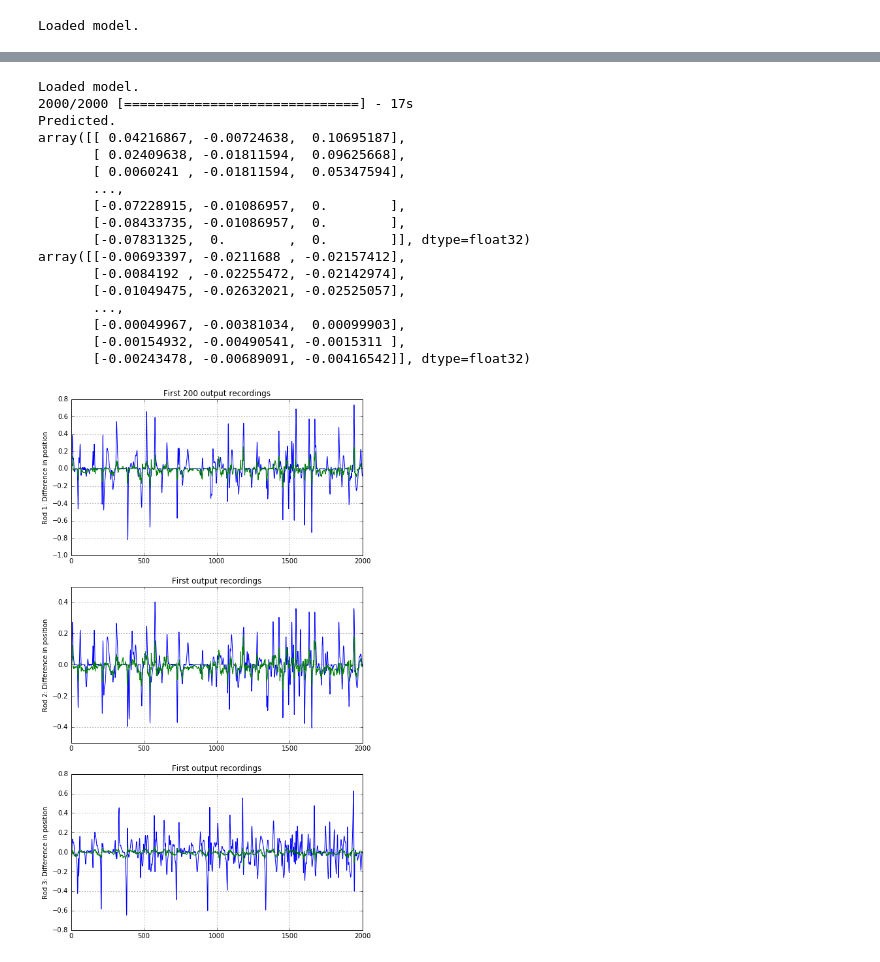
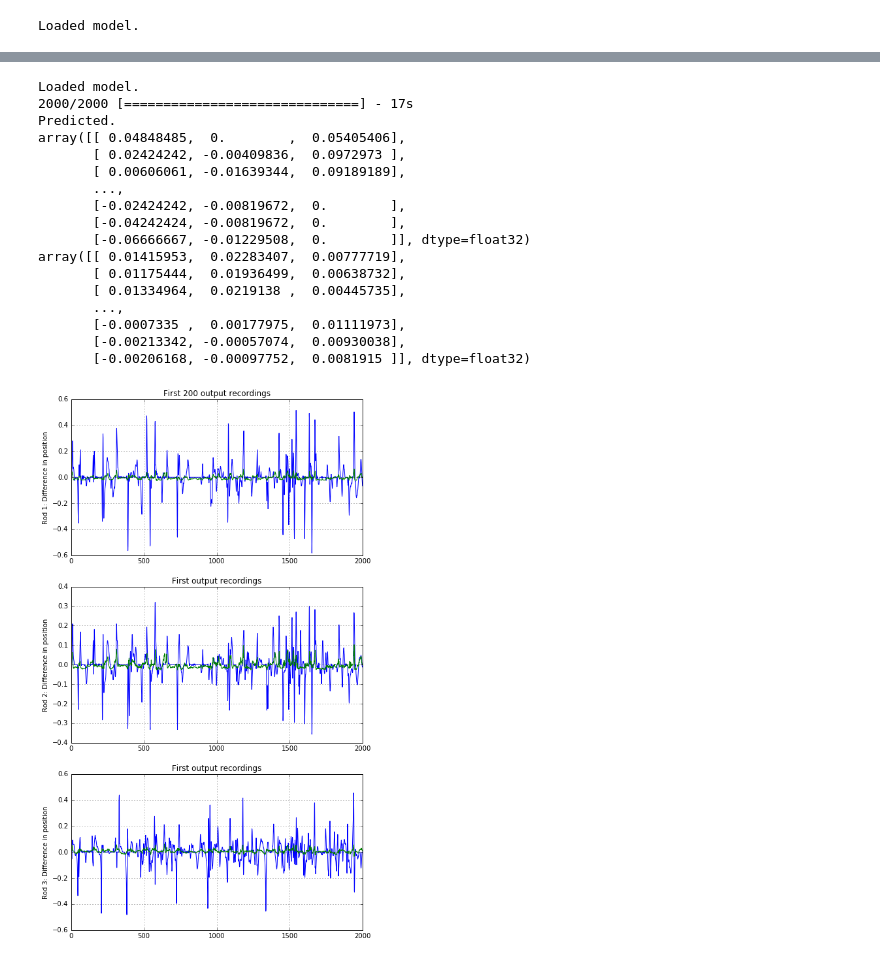
Before and after one commit to glmcdona/FoosAI, a Jupyter notebook: Code/Training/TrainingFoosbot.ipynb, the cells around one changed output, grey strips where cells are left out. Cells and saved outputs as stored; diff of their text form; code cells hidden in the pictures.

```diff
--- a/Code/Training/TrainingFoosbot.ipynb
+++ b/Code/Training/TrainingFoosbot.ipynb
@@ -622,7 +641,7 @@ def mse(y_true, y_pred):
     return K.square(y_pred - y_true)*0.001 # Hackjob so Keras iterations show exponential value of MSE to get precision.
 
 
-model.compile(optimizer=keras.optimizers.RMSprop(lr=0.00005),
+model.compile(optimizer=keras.optimizers.RMSprop(lr=0.0001),
               loss='mean_squared_error',
               metrics=[mse])
 
@@ -730,30 +682,30 @@ User stopped the training.
 # %%
 # Load the best position prediction model as the starting point
-epoch = 55
+epoch = 17
 WEIGHTS_FNAME = 'dpos_cnn_weights_%i.hdf'
 model.load_weights(WEIGHTS_FNAME % epoch)
 print("Loaded model.")
 
 
 # Plot the real versus predicted values for some of the validation data
 (frames, outputs_true) = next(ValidateBatchGenDpos(2000))
 plot_validate(model, frames, outputs_true, "Difference in position")
 # %% [output]
 Loaded model.
 2000/2000 [==============================] - 17s
 Predicted.
-array([[ 0.04216867, -0.00724638,  0.10695187],
-       [ 0.02409638, -0.01811594,  0.09625668],
-       [ 0.0060241 , -0.01811594,  0.05347594],
+array([[ 0.04848485,  0.        ,  0.05405406],
+       [ 0.02424242, -0.00409836,  0.0972973 ],
+       [ 0.00606061, -0.01639344,  0.09189189],
        ...,
-       [-0.07228915, -0.01086957,  0.        ],
-       [-0.08433735, -0.01086957,  0.        ],
-       [-0.07831325,  0.        ,  0.        ]], dtype=float32)
-array([[-0.00693397, -0.0211688 , -0.02157412],
-       [-0.0084192 , -0.02255472, -0.02142974],
-       [-0.01049475, -0.02632021, -0.02525057],
+       [-0.02424242, -0.00819672,  0.        ],
+       [-0.04242424, -0.00819672,  0.        ],
+       [-0.06666667, -0.01229508,  0.        ]], dtype=float32)
+array([[ 0.01415953,  0.02283407,  0.00777719],
+       [ 0.01175444,  0.01936499,  0.00638732],
+       [ 0.01334964,  0.0219138 ,  0.00445735],
        ...,
-       [-0.00049967, -0.00381034,  0.00099903],
-       [-0.00154932, -0.00490541, -0.0015311 ],
-       [-0.00243478, -0.00689091, -0.00416542]], dtype=float32)
+       [-0.0007335 ,  0.00177975,  0.01111973],
+       [-0.00213342, -0.00057074,  0.00930038],
+       [-0.00206168, -0.00097752,  0.0081915 ]], dtype=float32)
-[figure, old version]
+[figure, new version]
```
Also changed, not shown: parts of 14 cells of this notebook, 8 other files.
